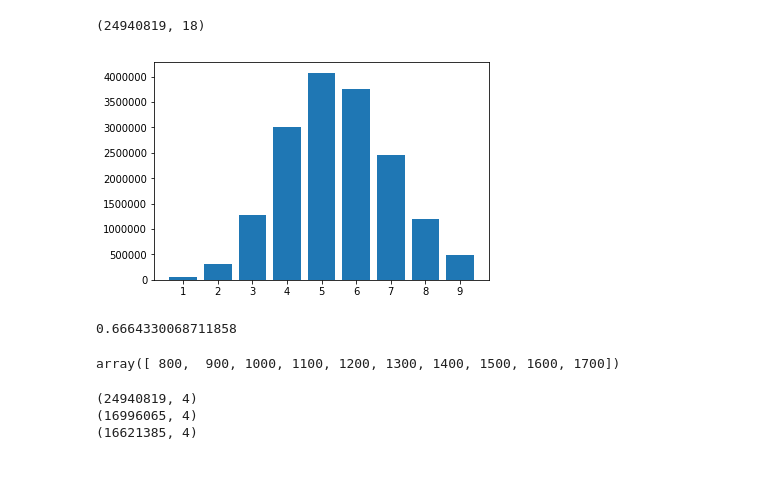
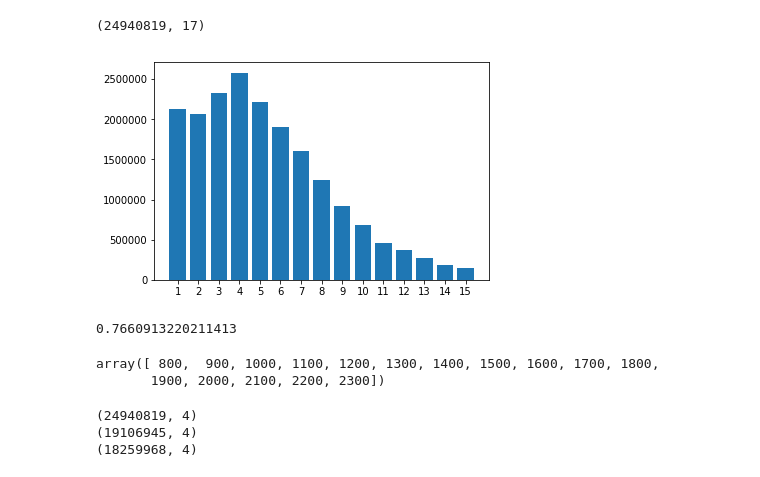
Before and after one commit to CSSLab/chess_dim_skill, a Jupyter notebook: src/Puzzle v Player Rating Success Over Time.ipynb, the cells around one changed output. Drawn from its saved outputs; the diff is of its cells as text; code cells hidden in the pictures.

```diff
--- a/src/Puzzle v Player Rating Success Over Time.ipynb
+++ b/src/Puzzle v Player Rating Success Over Time.ipynb
@@ -16,8 +20,9 @@ attempts = attempts.loc[attempts.userGamesPlayed > 2500]
 puzzle_data = pd.read_csv('/w/225/1/chess/tactics/tactics_problem.csv')
 attempts = pd.merge(attempts,puzzle_data[['tactics_problem_id','rating']],on='tactics_problem_id',how='inner')
 # %%
+#Create rating labels for the problems
 puzzle_start = 800
-puzzle_end = 1800
+puzzle_end = 2400
 interval = 100
 puzzle_ratings = np.arange(puzzle_start,puzzle_end,interval)
 #puzzle_data['problem_rating_labels'] = pd.cut(puzzle_data['rating'],np.arange(puzzle_start,puzzle_end,interval),labels=range(1,((puzzle_end-puzzle_start)//interval)))
@@ -28,5 +33,5 @@ attempts['problem_rating_labels'] = pd.cut(attempts['rating'],puzzle_ratings,lab
 #attempts = attempts[attempts.problem_rating_labels.isna() == False]
 attempts.shape
 # %% [output]
-(24940819, 18)
+(24940819, 17)
 # %%
@@ -36,23 +42,24 @@ player_ratings = np.arange(player_start,player_end,interval)
 attempts['player_rating_labels'] = pd.cut(attempts['ratingUser'],player_ratings,labels=range(1,((player_end-player_start)//interval)))
 # %%
 import matplotlib.pyplot as plt
-counts = trimmed_data.groupby(['player_rating_labels'])['is_passed'].count()
+counts = attempts.groupby(['problem_rating_labels'])['is_passed'].count()
 plt.bar(counts.index,counts.values)
 plt.xticks(counts.index)
 plt.show()
 # %% [output]
-[figure, old version]
+[figure, new version]
 # %%
 sum(counts)/attempts.shape[0]
 # %% [output]
-0.6664330068711858
+0.7660913220211413
 # %%
 #attempts.drop('rating_labels',axis=1,inplace=True)
 #attempts = attempts[attempts.player_rating_labels.isna() == False]
 #attempts.shape
 puzzle_ratings
 # %% [output]
-array([ 800,  900, 1000, 1100, 1200, 1300, 1400, 1500, 1600, 1700])
+array([ 800,  900, 1000, 1100, 1200, 1300, 1400, 1500, 1600, 1700, 1800,
+       1900, 2000, 2100, 2200, 2300])
 # %%
 trimmed_data = attempts[['seconds','is_passed','player_rating_labels','problem_rating_labels']]
 # %%
@@ -63,8 +70,8 @@ trimmed_data = trimmed_data[trimmed_data.player_rating_labels.isna() == False]
 print(trimmed_data.shape)
 # %% [output]
 (24940819, 4)
-(16996065, 4)
-(16621385, 4)
+(19106945, 4)
+(18259968, 4)
 # %%
 import matplotlib.pyplot as plt
 from matplotlib.pyplot import figure
```
Also changed, not shown: parts of 3 cells of this notebook, 2 other files.
